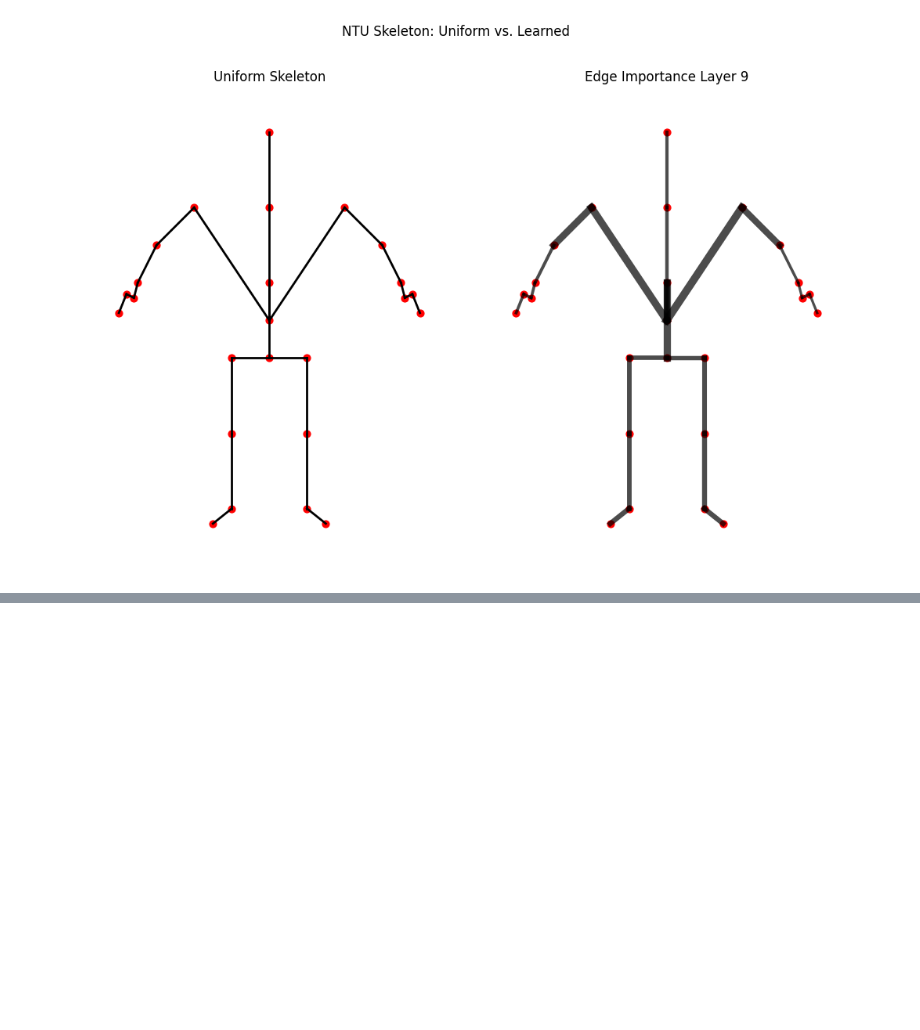
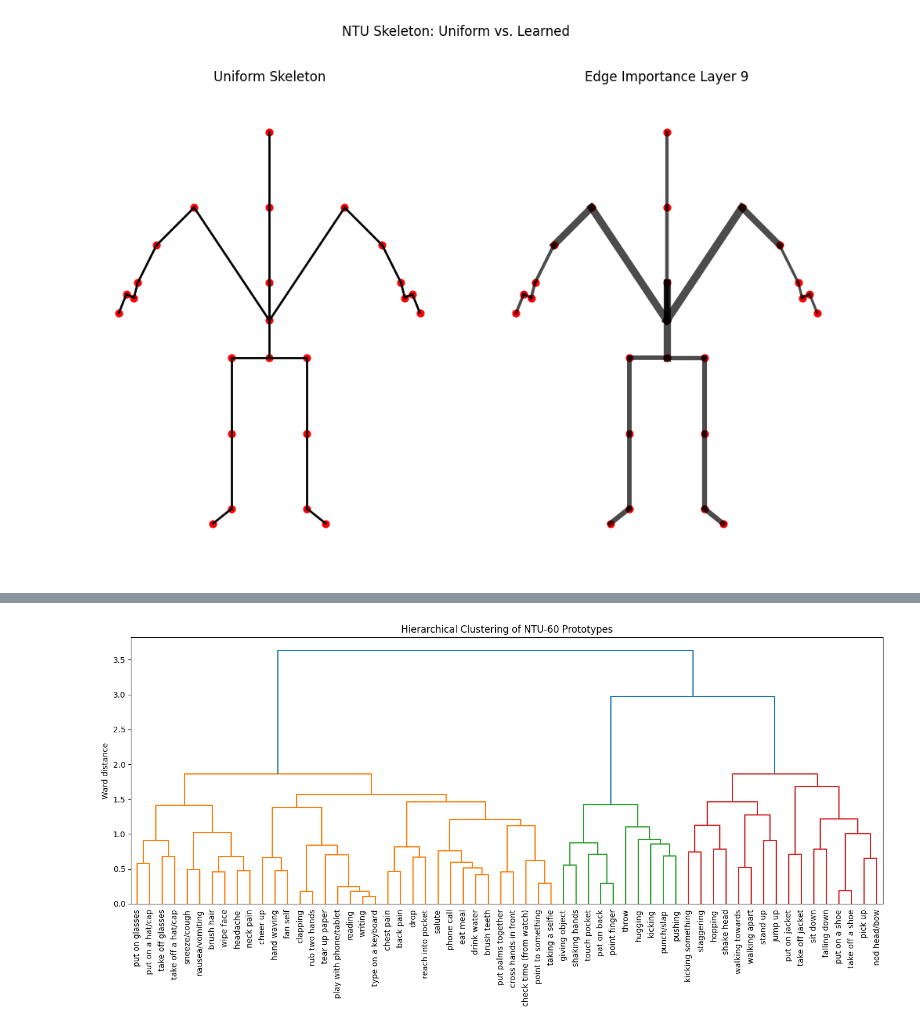
Before and after one commit to ClaudiaAJ/HypSkeletonCLR_SupCon, a Jupyter notebook: edge_importance_vis.ipynb, the cells around one changed output, grey strips where cells are left out. Saved outputs shown, nothing was run; the diff lists cells and outputs as text; code cells hidden in the pictures; blank space fills up the shorter version.

```diff
--- a/edge_importance_vis.ipynb
+++ b/edge_importance_vis.ipynb
@@ -256,0 +297,66 @@ NameError: name 'dataset' is not defined
+# %%
+import numpy as np
+from scipy.cluster.hierarchy import linkage, dendrogram
+import matplotlib.pyplot as plt
+
+features = np.load('ntu_xview_features.npy')
+labels   = np.load('ntu_xview_labels.npy')
+
+unique_labels = np.unique(labels)
+zero_based = unique_labels.min() == 0
+
+if zero_based:
+    mask = (labels >= 0) & (labels < 60)
+else:
+    mask = (labels >= 1) & (labels <= 60)
+features = features[mask]
+labels   = labels[mask]
+unique_labels = np.unique(labels)
+
+prototypes = np.vstack([
+    features[labels == cls].mean(axis=0)
+    for cls in unique_labels
+])
+
+norms = np.linalg.norm(prototypes, axis=1, keepdims=True) + 1e-12
+prototypes_norm = prototypes / norms
+
+action_names = [
+ "drink water","eat meal","brush teeth","brush hair",
+ "drop","pick up","throw","sit down",
+ "stand up","clapping","reading","writing",
+ "tear up paper","put on jacket","take off jacket","put on a shoe",
+ "take off a shoe","put on glasses","take off glasses","put on a hat/cap",
+ "take off a hat/cap","cheer up","hand waving","kicking something",
+ "reach into pocket","hopping","jump up","phone call","play with phone/tablet",
+ "type on a keyboard","point to something","taking a selfie","check time (from watch)",
+ "rub two hands","nod head/bow","shake head","wipe face","salute",
+ "put palms together","cross hands in front",
+ "sneeze/cough","staggering","falling down","headache","chest pain",
+ "back pain","neck pain","nausea/vomiting","fan self",
+ "punch/slap","kicking","pushing","pat on back","point finger","hugging",
+ "giving object","touch pocket","shaking hands","walking towards","walking apart"
+]
+
+labels_for_dendro = [
+    action_names[int(cls) if zero_based else int(cls - 1)]
+    for cls in unique_labels
+]
+
+Z = linkage(prototypes_norm, method='ward')
+plt.figure(figsize=(14, 7))
+dendrogram(
+    Z,
+    labels=labels_for_dendro,
+    leaf_rotation=90,
+    leaf_font_size=10,
+    color_threshold=None,
+    # truncate_mode='level',
+    # p=5
+)
+plt.title('Hierarchical Clustering of NTU-60 Prototypes')
+plt.ylabel('Ward distance')
+plt.tight_layout()
+plt.show()
+# %% [output]
+[figure, added]
```
Also changed, not shown: parts of 20 cells of this notebook.
